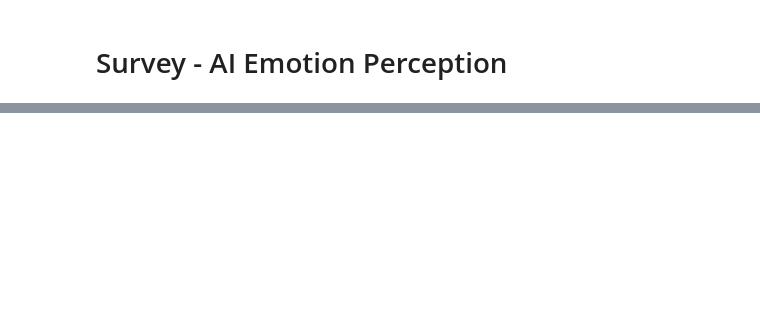
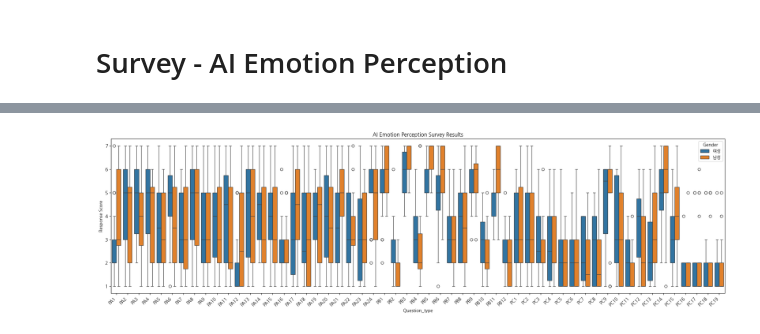
Before and after one commit to irregular6612/phoneticConvergence, a Jupyter notebook: src/analysis/survey.ipynb, the cells around one changed output, grey strips where cells are left out. Saved outputs shown, nothing was run; the diff lists cells and outputs as text; code cells hidden in the pictures; blank space fills up the shorter version.

```diff
--- a/src/analysis/survey.ipynb
+++ b/src/analysis/survey.ipynb
@@ -256,0 +359,11 @@ excel_sheet.info()
+# %%
+plt.figure(figsize=(20, 6))
+# Gender 별로 그룹화
+sns.boxplot(data=excel_sheet_long, x='Question_type', y='Rating', hue='Gender')
+plt.xticks(rotation=45, ha='right')
+plt.title('AI Emotion Perception Survey Results')
+plt.ylabel('Response Score')
+plt.tight_layout()
+plt.show()
+# %% [output]
+[figure, added]
```
Also changed, not shown: parts of 16 cells of this notebook.
